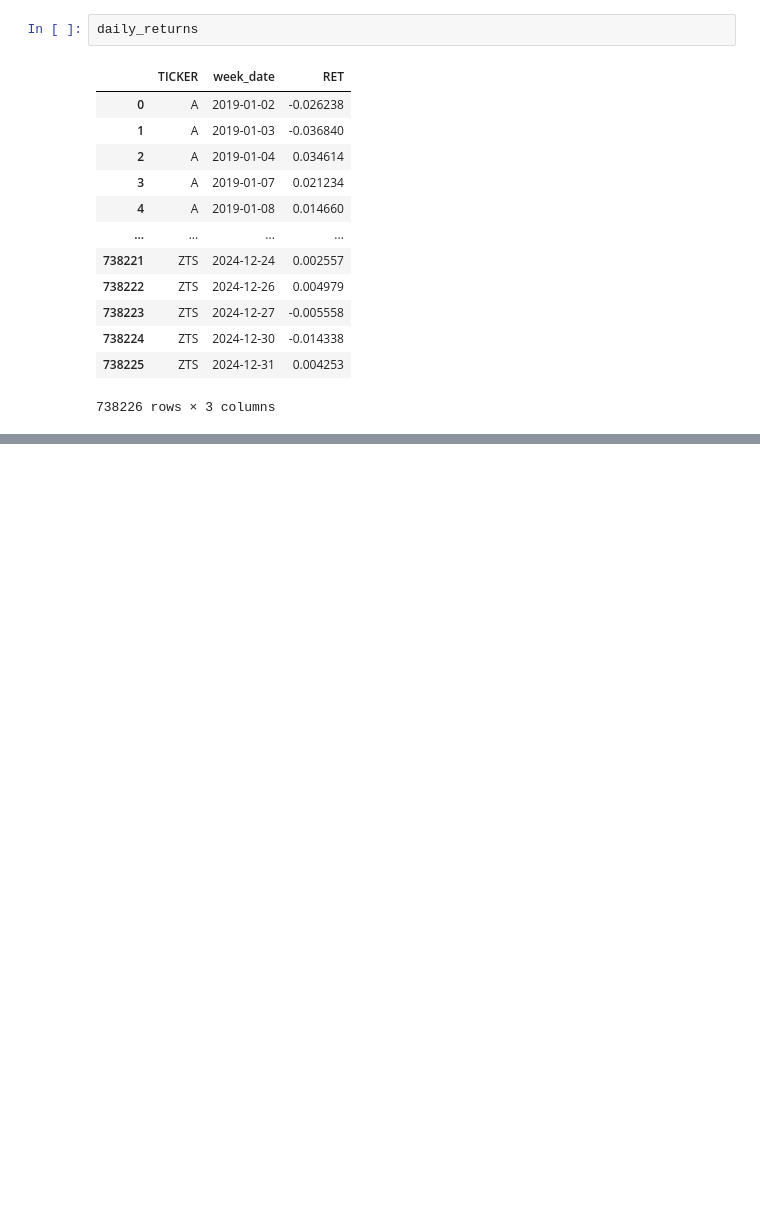
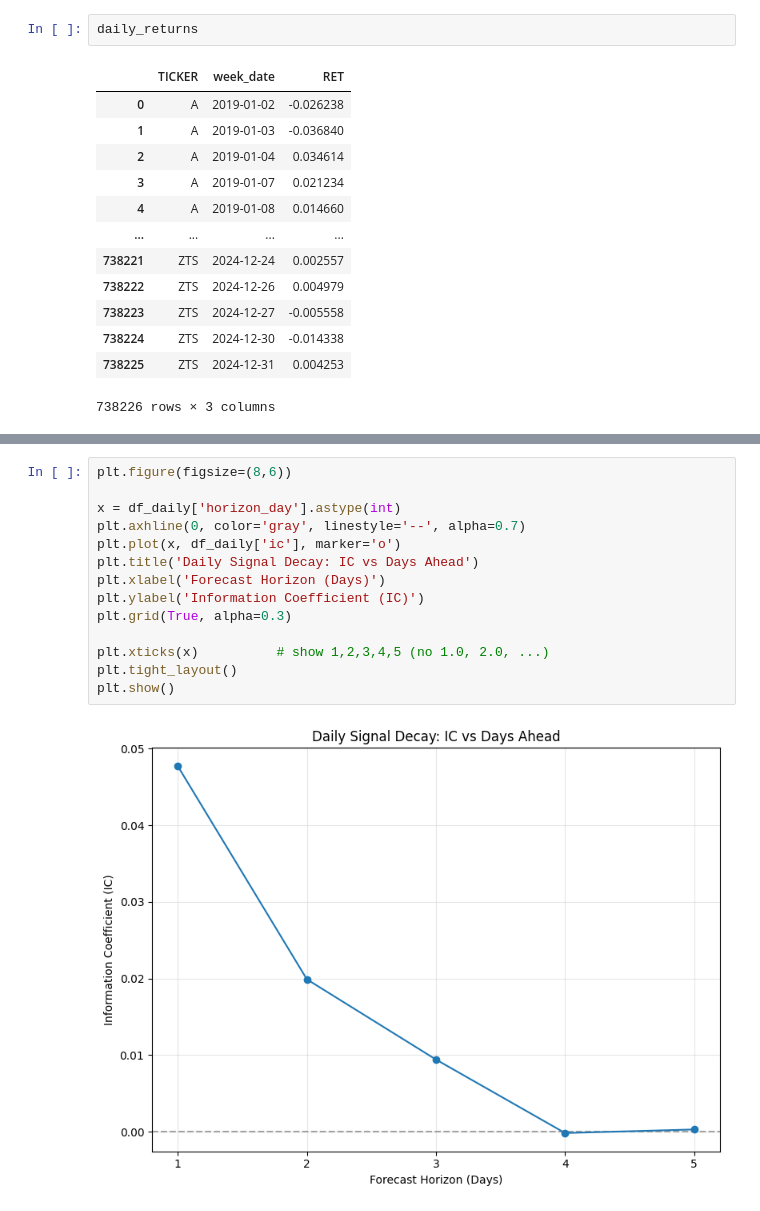
Before and after one commit to kktallam/ML-Capstone-Project-006, a Jupyter notebook: code/weekly_backtest.ipynb, the cells around one changed output, grey strips where cells are left out. Saved outputs shown, nothing was run; the diff lists cells and outputs as text; blank space fills up the shorter version.

```diff
--- a/code/weekly_backtest.ipynb
+++ b/code/weekly_backtest.ipynb
@@ -1370,0 +1434,16 @@ else:
+# %%
+plt.figure(figsize=(8,6))
+
+x = df_daily['horizon_day'].astype(int)
+plt.axhline(0, color='gray', linestyle='--', alpha=0.7)
+plt.plot(x, df_daily['ic'], marker='o')
+plt.title('Daily Signal Decay: IC vs Days Ahead')
+plt.xlabel('Forecast Horizon (Days)')
+plt.ylabel('Information Coefficient (IC)')
+plt.grid(True, alpha=0.3)
+
+plt.xticks(x)          # show 1,2,3,4,5 (no 1.0, 2.0, ...)
+plt.tight_layout()
+plt.show()
+# %% [output]
+[figure, added]
```
Also changed, not shown: parts of 12 cells of this notebook, 1 other file.
